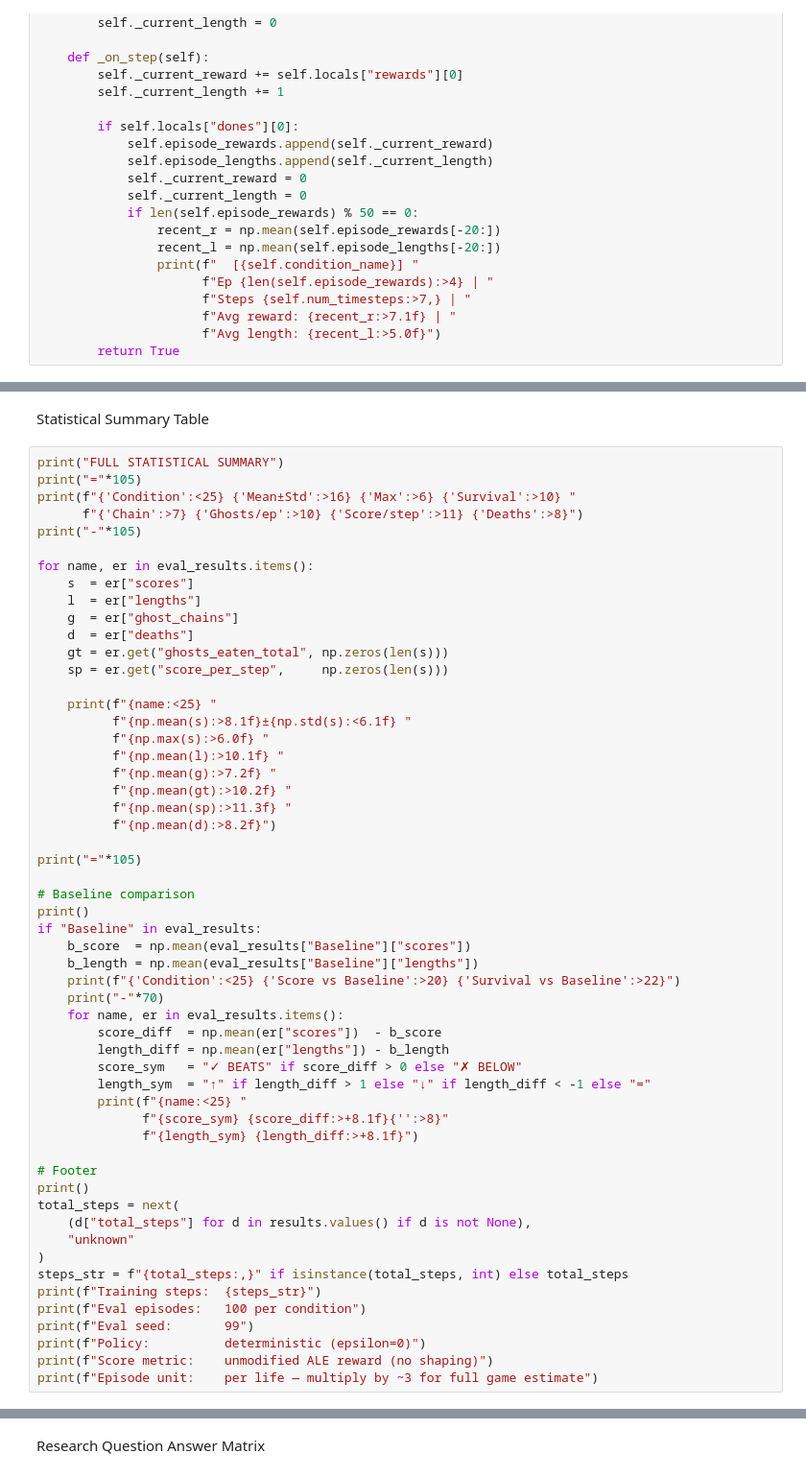
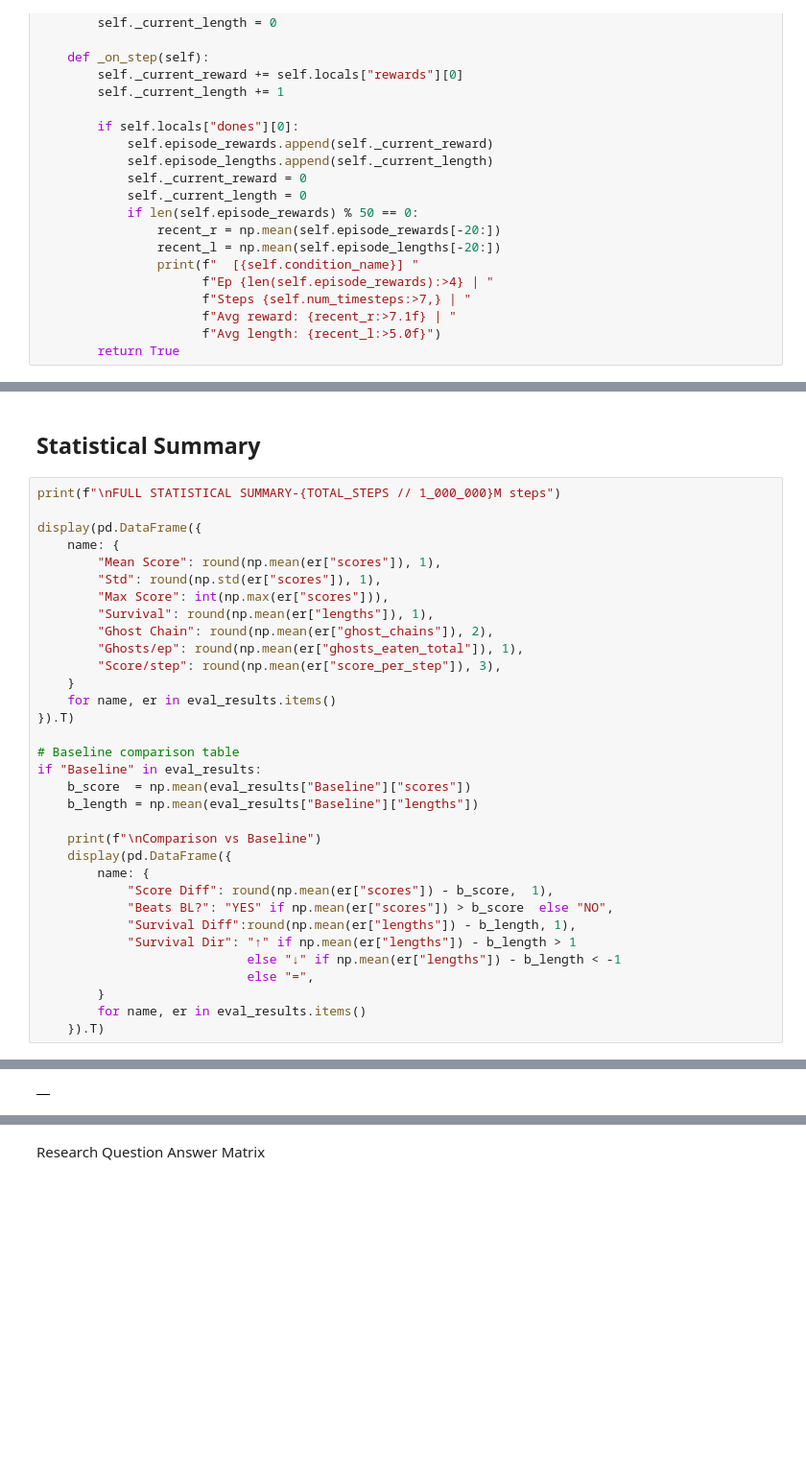
Before and after one commit to AnhTRJotnar/PacManRLTraining, a Jupyter notebook: Pacman.ipynb, the cells around one changed output, grey strips where cells are left out. Shown at 96% size. Saved outputs shown, nothing was run; the diff lists cells and outputs as text; blank space fills up the shorter version.

```diff
--- a/Pacman.ipynb
+++ b/Pacman.ipynb
@@ -684,58 +619,36 @@ This would mean agent optimised the wrapper, not the real game
-# %% [markdown]
-Statistical Summary Table
+# %% [markdown]
+## Statistical Summary
 # %%
-print("FULL STATISTICAL SUMMARY")
-print("="*105)
-print(f"{'Condition':<25} {'Mean±Std':>16} {'Max':>6} {'Survival':>10} "
-      f"{'Chain':>7} {'Ghosts/ep':>10} {'Score/step':>11} {'Deaths':>8}")
-print("-"*105)
+print(f"\nFULL STATISTICAL SUMMARY-{TOTAL_STEPS // 1_000_000}M steps")
 
-for name, er in eval_results.items():
-    s  = er["scores"]
-    l  = er["lengths"]
-    g  = er["ghost_chains"]
-    d  = er["deaths"]
-    gt = er.get("ghosts_eaten_total", np.zeros(len(s)))
-    sp = er.get("score_per_step",     np.zeros(len(s)))
+display(pd.DataFrame({
+    name: {
+        "Mean Score": round(np.mean(er["scores"]), 1),
+        "Std": round(np.std(er["scores"]), 1),
+        "Max Score": int(np.max(er["scores"])),
+        "Survival": round(np.mean(er["lengths"]), 1),
+        "Ghost Chain": round(np.mean(er["ghost_chains"]), 2),
+        "Ghosts/ep": round(np.mean(er["ghosts_eaten_total"]), 1),
+        "Score/step": round(np.mean(er["score_per_step"]), 3),
+    }
+    for name, er in eval_results.items()
+}).T)
 
-    print(f"{name:<25} "
-          f"{np.mean(s):>8.1f}±{np.std(s):<6.1f} "
-          f"{np.max(s):>6.0f} "
-          f"{np.mean(l):>10.1f} "
-          f"{np.mean(g):>7.2f} "
-          f"{np.mean(gt):>10.2f} "
-          f"{np.mean(sp):>11.3f} "
-          f"{np.mean(d):>8.2f}")
-
-print("="*105)
-
-# Baseline comparison
-print()
+# Baseline comparison table
 if "Baseline" in eval_results:
     b_score  = np.mean(eval_results["Baseline"]["scores"])
     b_length = np.mean(eval_results["Baseline"]["lengths"])
-    print(f"{'Condition':<25} {'Score vs Baseline':>20} {'Survival vs Baseline':>22}")
-    print("-"*70)
-    for name, er in eval_results.items():
-        score_diff  = np.mean(er["scores"])  - b_score
-        length_diff = np.mean(er["lengths"]) - b_length
-        score_sym   = "✓ BEATS" if score_diff > 0 else "✗ BELOW"
-        length_sym  = "↑" if length_diff > 1 else "↓" if length_diff < -1 else "="
-        print(f"{name:<25} "
-              f"{score_sym} {score_diff:>+8.1f}{'':>8}"
-              f"{length_sym} {length_diff:>+8.1f}")
 
-# Footer
-print()
-total_steps = next(
-    (d["total_steps"] for d in results.values() if d is not None),
-    "unknown"
-)
-steps_str = f"{total_steps:,}" if isinstance(total_steps, int) else total_steps
-print(f"Training steps:  {steps_str}")
-print(f"Eval episodes:   100 per condition")
-print(f"Eval seed:       99")
-print(f"Policy:          deterministic (epsilon=0)")
-print(f"Score metric:    unmodified ALE reward (no shaping)")
-print(f"Episode unit:    per life — multiply by ~3 for full game estimate")
+    print(f"\nComparison vs Baseline")
+    display(pd.DataFrame({
+        name: {
+            "Score Diff": round(np.mean(er["scores"]) - b_score,  1),
+            "Beats BL?": "YES" if np.mean(er["scores"]) > b_score  else "NO",
+            "Survival Diff":round(np.mean(er["lengths"]) - b_length, 1),
+            "Survival Dir": "↑" if np.mean(er["lengths"]) - b_length > 1
+                            else "↓" if np.mean(er["lengths"]) - b_length < -1
+                            else "=",
+        }
+        for name, er in eval_results.items()
+    }).T)
 # %% [output]
@@ -751,0 +656 @@ n=100 evaluation episodes per condition, seed=99, epsilon=0
+|  |
```
Also changed, not shown: parts of 33 cells of this notebook, 18 other files.
